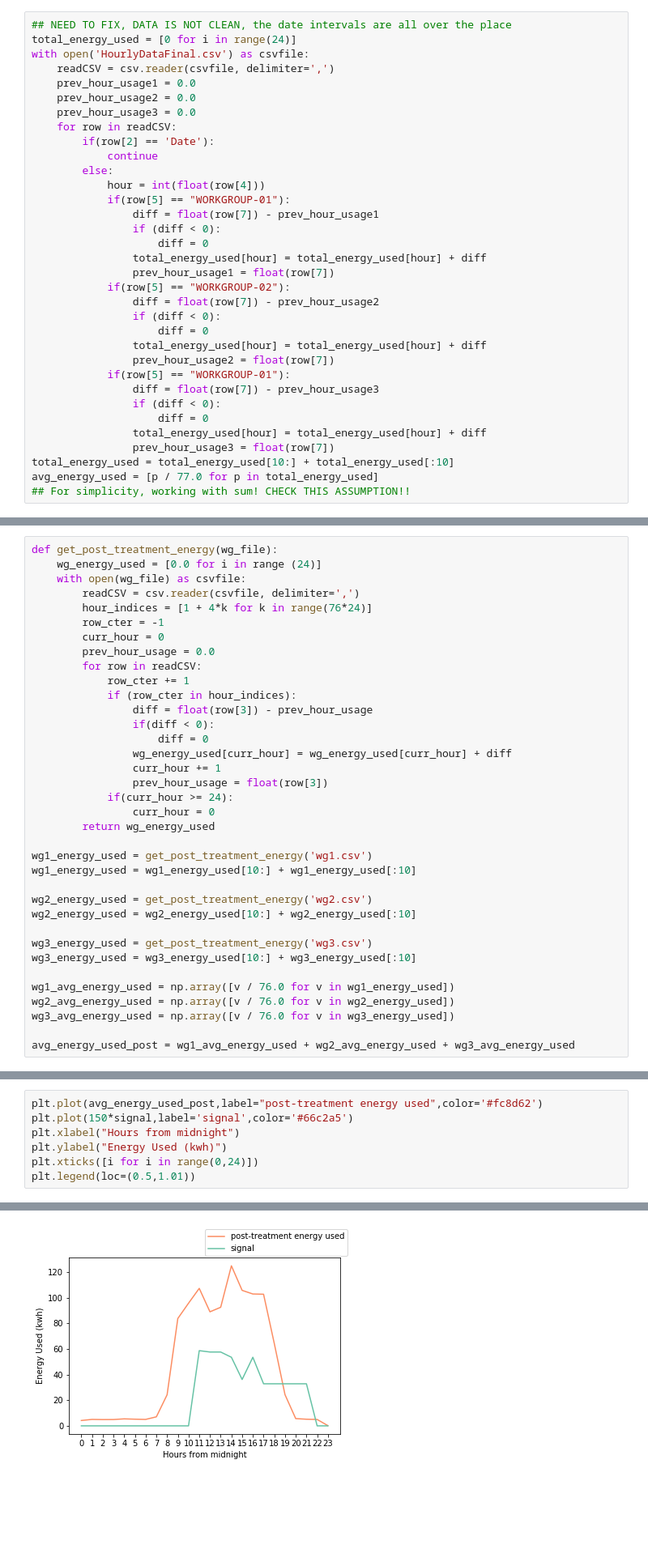
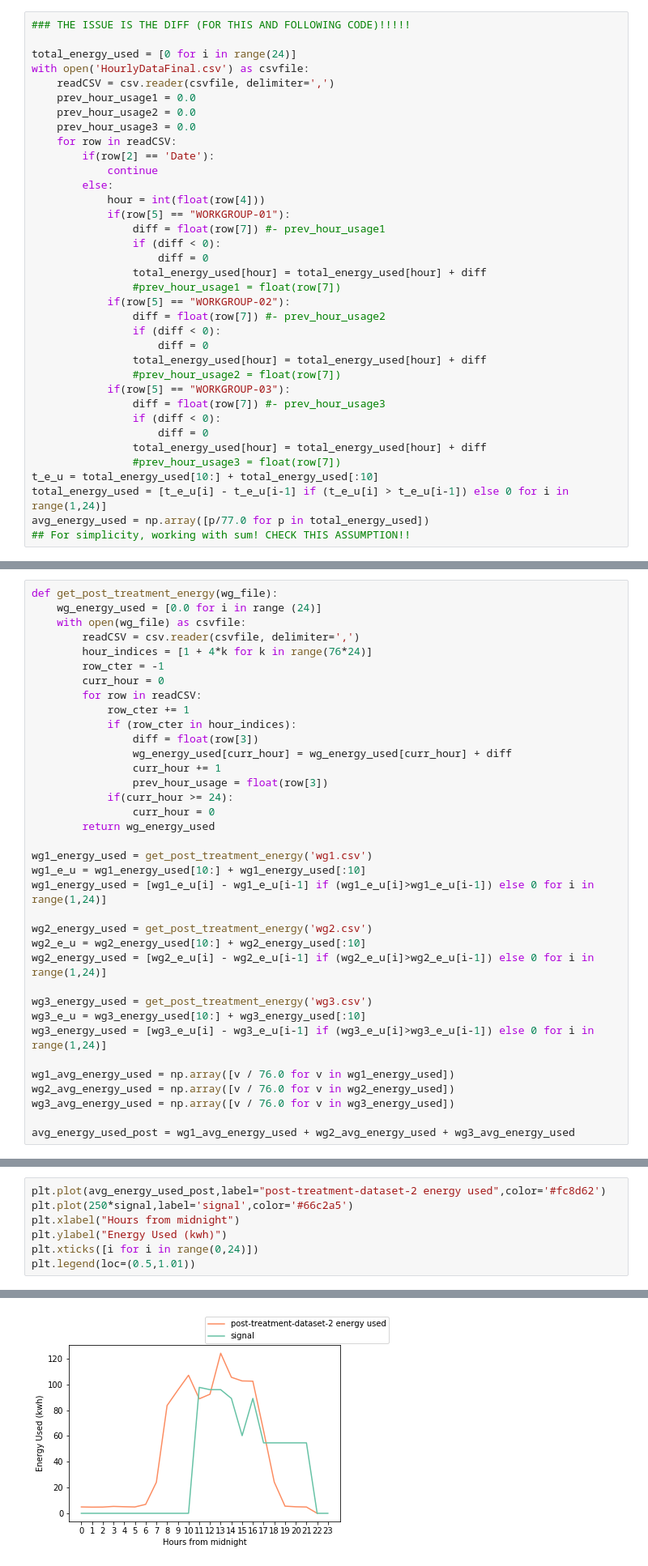
Before and after one commit to akashgokul/RAISE, a Jupyter notebook: Power_Analysis.ipynb, the cells around one changed output, grey strips where cells are left out. Shown at 81% size. Drawn from its saved outputs; the diff is of its cells as text; blank space fills up the shorter version.

```diff
--- a/Power_Analysis.ipynb
+++ b/Power_Analysis.ipynb
@@ -92,7 +96,8 @@ signal = x / np.linalg.norm(x)
 ### * Only used workgroups 1,2,3 b/c we don't have hourly post-treatment data for other workgroups
 #### Summed hourly energy usage for all desks over all days of experiment (check assumption!), then averaged it
 # %%
-## NEED TO FIX, DATA IS NOT CLEAN, the date intervals are all over the place
+### THE ISSUE IS THE DIFF (FOR THIS AND FOLLOWING CODE)!!!!!
+
 total_energy_used = [0 for i in range(24)]
 with open('HourlyDataFinal.csv') as csvfile:
     readCSV = csv.reader(csvfile, delimiter=',')
@@ -105,24 +110,25 @@ with open('HourlyDataFinal.csv') as csvfile:
         else:
             hour = int(float(row[4]))
             if(row[5] == "WORKGROUP-01"):
-                diff = float(row[7]) - prev_hour_usage1
+                diff = float(row[7]) #- prev_hour_usage1
                 if (diff < 0):
                     diff = 0
                 total_energy_used[hour] = total_energy_used[hour] + diff
-                prev_hour_usage1 = float(row[7])
+                #prev_hour_usage1 = float(row[7])
             if(row[5] == "WORKGROUP-02"):
-                diff = float(row[7]) - prev_hour_usage2
+                diff = float(row[7]) #- prev_hour_usage2
                 if (diff < 0):
                     diff = 0
                 total_energy_used[hour] = total_energy_used[hour] + diff
-                prev_hour_usage2 = float(row[7])
-            if(row[5] == "WORKGROUP-01"):
-                diff = float(row[7]) - prev_hour_usage3
+                #prev_hour_usage2 = float(row[7])
+            if(row[5] == "WORKGROUP-03"):
+                diff = float(row[7]) #- prev_hour_usage3
                 if (diff < 0):
                     diff = 0
                 total_energy_used[hour] = total_energy_used[hour] + diff
-                prev_hour_usage3 = float(row[7])
-total_energy_used = total_energy_used[10:] + total_energy_used[:10]
-avg_energy_used = [p / 77.0 for p in total_energy_used]
+                #prev_hour_usage3 = float(row[7])
+t_e_u = total_energy_used[10:] + total_energy_used[:10]
+total_energy_used = [t_e_u[i] - t_e_u[i-1] if (t_e_u[i] > t_e_u[i-1]) else 0 for i in range(1,24)]
+avg_energy_used = np.array([p/77.0 for p in total_energy_used])
 ## For simplicity, working with sum! CHECK THIS ASSUMPTION!!
 # %%
@@ -168,13 +171,10 @@ def get_post_treatment_energy(wg_file):
         hour_indices = [1 + 4*k for k in range(76*24)]
         row_cter = -1
         curr_hour = 0
-        prev_hour_usage = 0.0
         for row in readCSV:
             row_cter += 1
             if (row_cter in hour_indices):
-                diff = float(row[3]) - prev_hour_usage
-                if(diff < 0):
-                    diff = 0
+                diff = float(row[3])
                 wg_energy_used[curr_hour] = wg_energy_used[curr_hour] + diff
                 curr_hour += 1
                 prev_hour_usage = float(row[3])
@@ -183,13 +183,16 @@ def get_post_treatment_energy(wg_file):
         return wg_energy_used
 
 wg1_energy_used = get_post_treatment_energy('wg1.csv')
-wg1_energy_used = wg1_energy_used[10:] + wg1_energy_used[:10]
+wg1_e_u = wg1_energy_used[10:] + wg1_energy_used[:10]
+wg1_energy_used = [wg1_e_u[i] - wg1_e_u[i-1] if (wg1_e_u[i]>wg1_e_u[i-1]) else 0 for i in range(1,24)]
 
 wg2_energy_used = get_post_treatment_energy('wg2.csv')
-wg2_energy_used = wg2_energy_used[10:] + wg2_energy_used[:10]
+wg2_e_u = wg2_energy_used[10:] + wg2_energy_used[:10]
+wg2_energy_used = [wg2_e_u[i] - wg2_e_u[i-1] if (wg2_e_u[i]>wg2_e_u[i-1]) else 0 for i in range(1,24)]
 
 wg3_energy_used = get_post_treatment_energy('wg3.csv')
-wg3_energy_used = wg3_energy_used[10:] + wg3_energy_used[:10]
+wg3_e_u = wg3_energy_used[10:] + wg3_energy_used[:10]
+wg3_energy_used = [wg3_e_u[i] - wg3_e_u[i-1] if (wg3_e_u[i]>wg3_e_u[i-1]) else 0 for i in range(1,24)]
 
 wg1_avg_energy_used = np.array([v / 76.0 for v in wg1_energy_used])
 wg2_avg_energy_used = np.array([v / 76.0 for v in wg2_energy_used])
@@ -217,15 +220,15 @@ plt.show()
 # %% [markdown]
 ## Combining Signal and Post-Treatment Graph (*Scale factor tbd)
 # %%
-plt.plot(avg_energy_used_post,label="post-treatment energy used",color='#fc8d62')
-plt.plot(150*signal,label='signal',color='#66c2a5')
+plt.plot(avg_energy_used_post,label="post-treatment-dataset-2 energy used",color='#fc8d62')
+plt.plot(250*signal,label='signal',color='#66c2a5')
 plt.xlabel("Hours from midnight")
 plt.ylabel("Energy Used (kwh)")
 plt.xticks([i for i in range(0,24)])
 plt.legend(loc=(0.5,1.01))
 # %% [output]
 <matplotlib.legend.Legend at 0x...>
-[figure, old version]
+[figure, new version]
 # %% [markdown]
 # Power Analysis:
 ## Combining Pre, Post, and Signal
```
Also changed, not shown: parts of 7 cells of this notebook, 7 other files.
